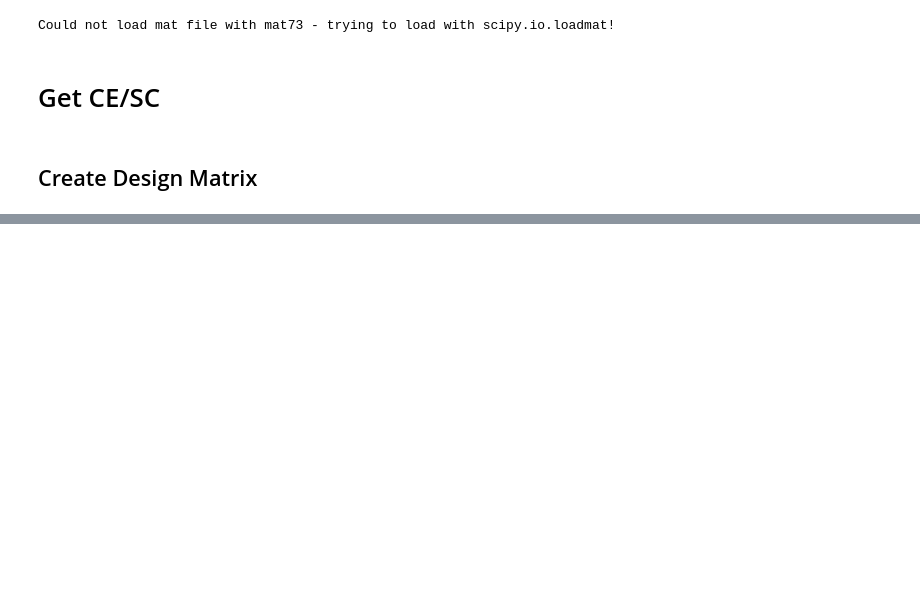
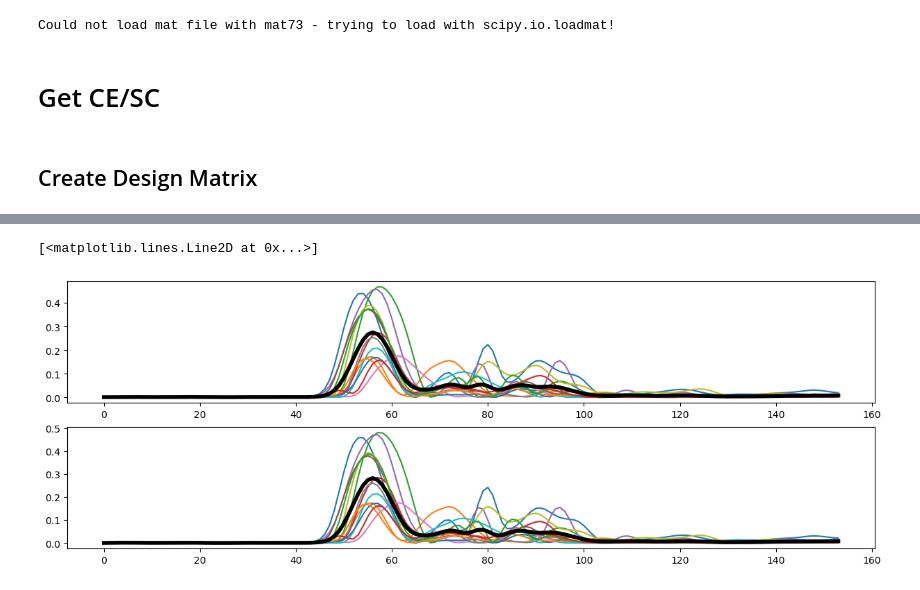
Before and after one commit to niklas-mueller/lgnpy, a Jupyter notebook: lgnpy/fitter/lgn_fitter.ipynb, the cells around one changed output, grey strips where cells are left out. Drawn from its saved outputs; the diff is of its cells as text; code cells hidden in the pictures; blank space fills up the shorter version.

```diff
--- a/lgnpy/fitter/lgn_fitter.ipynb
+++ b/lgnpy/fitter/lgn_fitter.ipynb
@@ -190,0 +192,3 @@ NameError: name 'plt' is not defined
+# %%
+result_manager = ResultManager(root='/home/niklas/projects/lgnpy/lgnpy/fitter/results')
+loaded_res = result_manager.load_result(filename='full_fitting_results.pkl')
@@ -190,0 +197,13 @@ NameError: name 'plt' is not defined
+# %%
+fig, ax = plt.subplots(2,1, figsize=(15,5))
+for sub in range(14):
+    ax[0].plot(loaded_res[0][0]['Oz'][sub])
+
+ax[0].plot(np.mean(np.array([x for _, x in loaded_res[0][0]['Oz'].items()]), axis=0), 'k', linewidth=4.0)
+for sub in range(14):
+    ax[1].plot(loaded_res[1][0]['Oz'][sub])
+
+ax[1].plot(np.mean(np.array([x for _, x in loaded_res[1][0]['Oz'].items()]), axis=0), 'k', linewidth=4.0)
+# %% [output]
+[<matplotlib.lines.Line2D at 0x...>]
+[figure, added]
```
Also changed, not shown: parts of 2 cells of this notebook, 3 other files.
